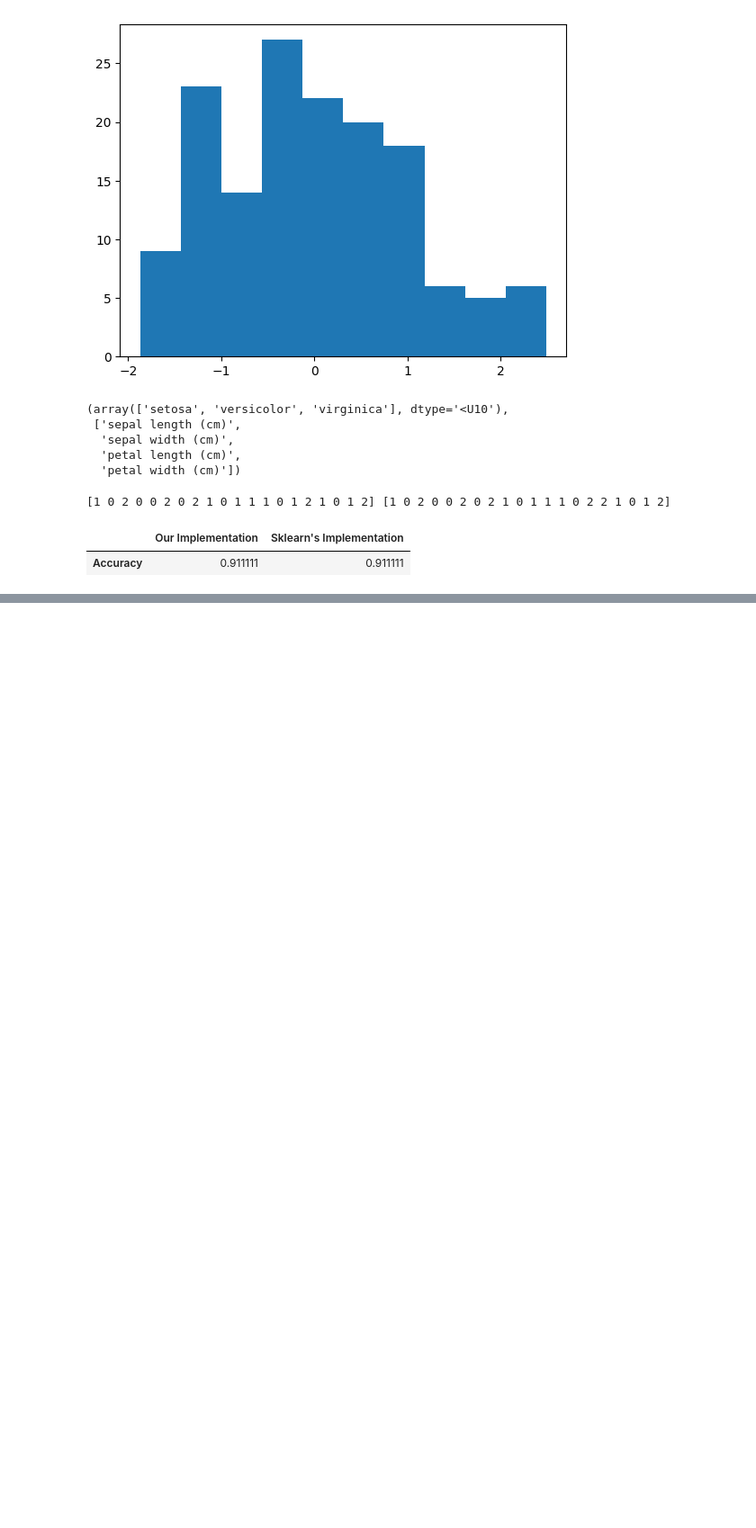
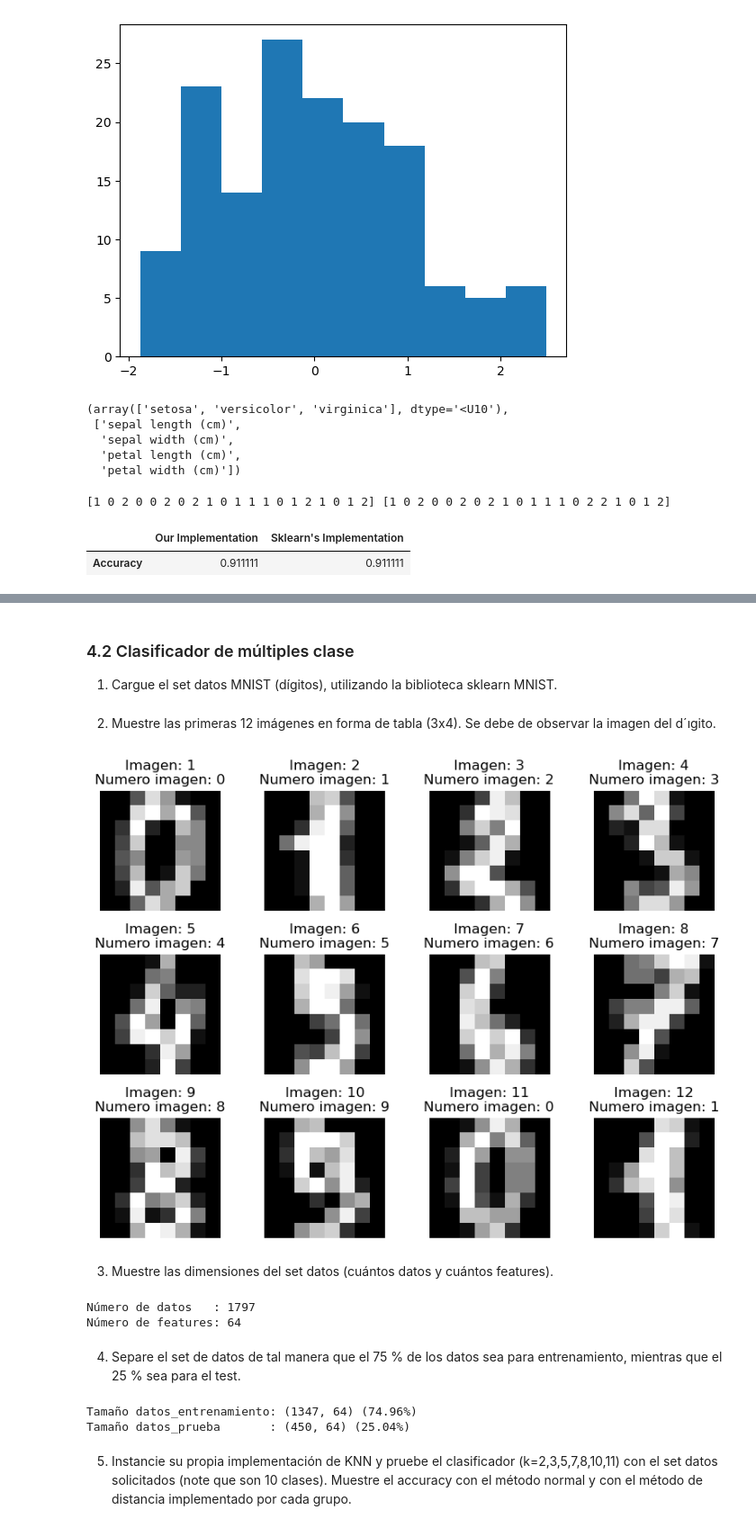
Before and after one commit to rafael95/Tarea-K-Nearest-Neighbors-KNN, a Jupyter notebook: knn.ipynb, the cells around one changed output, grey strips where cells are left out. Shown: that part at 90% size. Drawn from its saved outputs; the diff is of its cells as text; code cells hidden in the pictures; blank space fills up the shorter version.

```diff
--- a/knn.ipynb
+++ b/knn.ipynb
@@ -311,3 +311,58 @@ k=11 | Our accuracy: 0.9333 | Sklearn accuracy: 0.9333 | Our time: 0.0439s | Skl
   0.9333333333333333,
   0.9333333333333333,
   0.9333333333333333])
+# %% [markdown]
+### 4.2 Clasificador de múltiples clase
+
+1. Cargue el set datos MNIST (dígitos), utilizando la biblioteca sklearn MNIST.
+# %%
+
+from sklearn.datasets import load_digits
+from matplotlib import pyplot as plt
+digits = load_digits(n_class=10)  # no es nclass, es n_class
+# %% [markdown]
+2. Muestre las primeras 12 imágenes en forma de tabla (3x4). Se debe de observar la imagen
+del d´ıgito.
+# %%
+fig, axes = plt.subplots(3, 4, figsize=(8, 6)) # se crea el plot de matriz 4x3
+
+for i, ax in enumerate(axes.flat):             # Se coloca la primeras 12 imagenes (axes.flat retorna numero de celdas)
+    ax.imshow(digits.images[i], cmap="gray")
+    ax.set_title(f"Imagen: {i+1}\nNumero imagen: {digits.target[i]}")
+    ax.axis("off")
+
+plt.tight_layout()
+plt.show()
+# %% [output]
+[figure, added]
+# %% [markdown]
+3. Muestre las dimensiones del set datos (cuántos datos y cuántos features).
+# %%
+# digits.data.shape devuelve un par de datos en este caso (1797,64), (# de datos, # de features)
+n_data, n_features = digits.data.shape
+print("Número de datos   :", n_data)
+print("Número de features:", n_features)
+# %% [output]
+Número de datos   : 1797
+Número de features: 64
+# %% [markdown]
+4. Separe el set de datos de tal manera que el 75 % de los datos sea para entrenamiento,
+mientras que el 25 % sea para el test.
+# %%
+# Separa en  75% en entranamiento  y 25% en prueba
+X = digits.data      # Features (1797, 64)
+y = digits.target    # Etiquetas (1797,)
+
+# Separar en train (75%) y test (25%)
+X_train, X_test, y_train, y_test = train_test_split(
+    X, y, test_size=0.25, random_state=42, stratify=y #stratify=y asegura que las clases estén balanceadas en ambos conjuntos.
+)
+print(f"Tamaño datos_entrenamiento: {X_train.shape} ({X_train.shape[0]/n_data*100:.2f}%)")
+print(f"Tamaño datos_prueba       : {X_test.shape} ({X_test.shape[0]/n_data*100:.2f}%)")
+# %% [output]
+Tamaño datos_entrenamiento: (1347, 64) (74.96%)
+Tamaño datos_prueba       : (450, 64) (25.04%)
+# %% [markdown]
+5. Instancie su propia implementación de KNN y pruebe el clasificador (k=2,3,5,7,8,10,11)
+con el set datos solicitados (note que son 10 clases). Muestre el accuracy con el método
+normal y con el método de distancia implementado por cada grupo.
```
Also changed, not shown: parts of 13 cells of this notebook.
